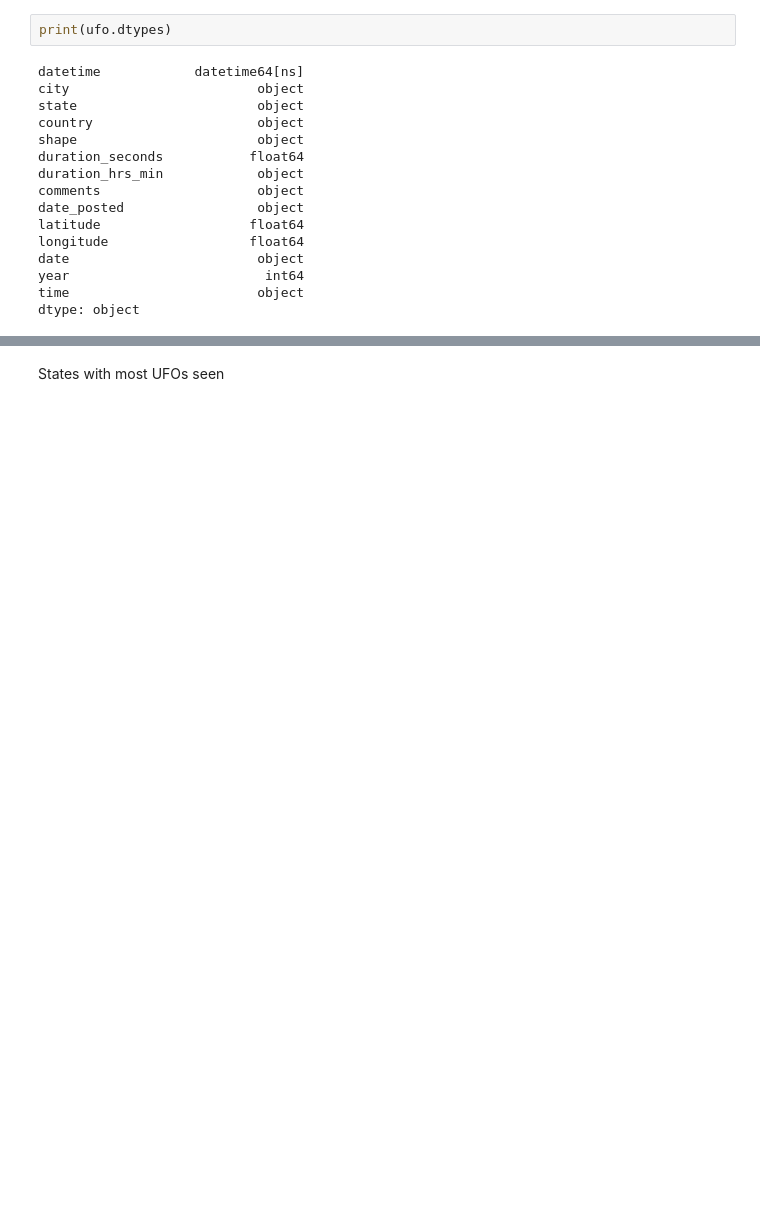
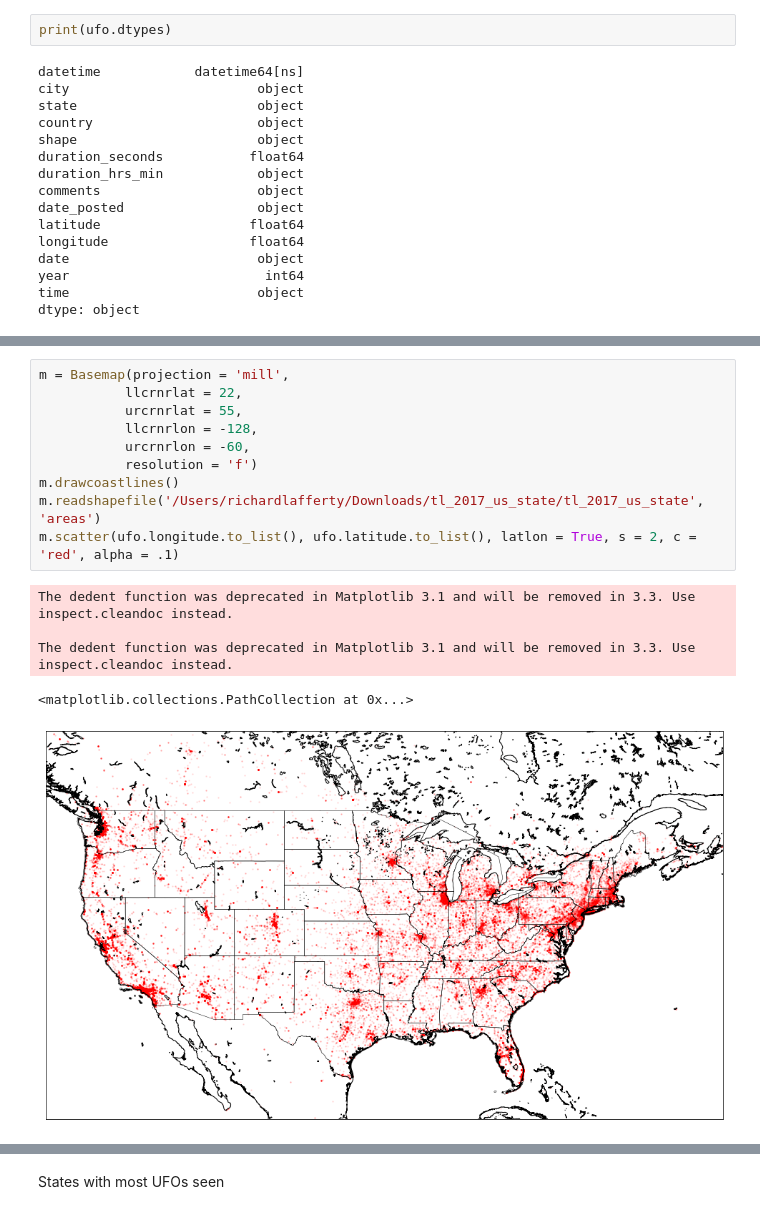
Before and after one commit to laffertyrichard/capstone1, a Jupyter notebook: capstone1.ipynb, the cells around one changed output, grey strips where cells are left out. Cells and saved outputs as stored; diff of their text form; blank space fills up the shorter version.

```diff
--- a/capstone1.ipynb
+++ b/capstone1.ipynb
@@ -154,0 +229,16 @@ long_lat_points[:3]
+# %%
+m = Basemap(projection = 'mill',
+           llcrnrlat = 22,
+           urcrnrlat = 55,
+           llcrnrlon = -128,
+           urcrnrlon = -60,
+           resolution = 'f')
+m.drawcoastlines()
+m.readshapefile('/Users/richardlafferty/Downloads/tl_2017_us_state/tl_2017_us_state', 'areas')
+m.scatter(ufo.longitude.to_list(), ufo.latitude.to_list(), latlon = True, s = 2, c = 'red', alpha = .1)
+# %% [output]
+The dedent function was deprecated in Matplotlib 3.1 and will be removed in 3.3. Use inspect.cleandoc instead.
+
+The dedent function was deprecated in Matplotlib 3.1 and will be removed in 3.3. Use inspect.cleandoc instead.
+<matplotlib.collections.PathCollection at 0x...>
+[figure, added]
```
Also changed, not shown: parts of 44 cells of this notebook.
